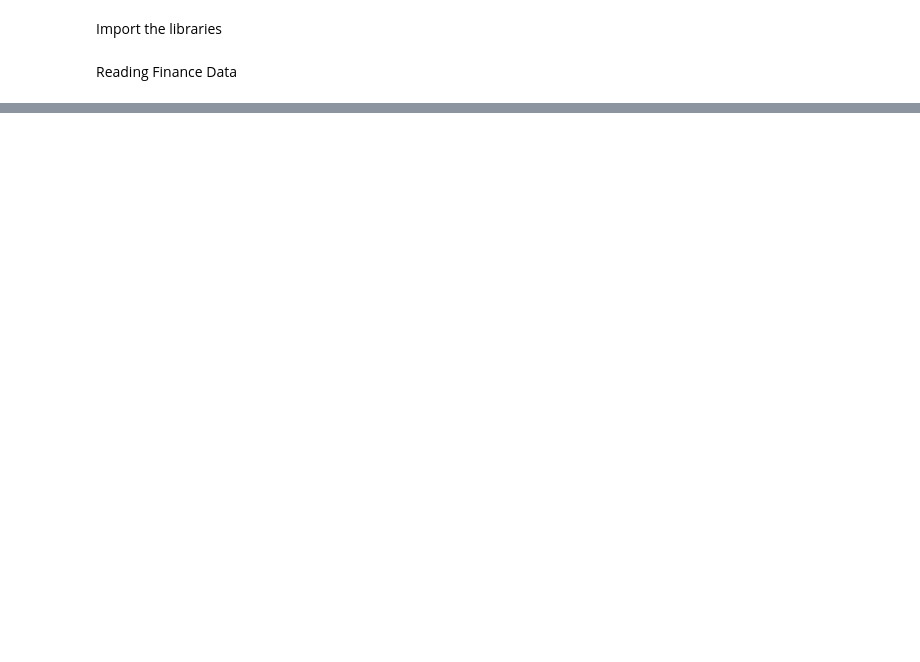
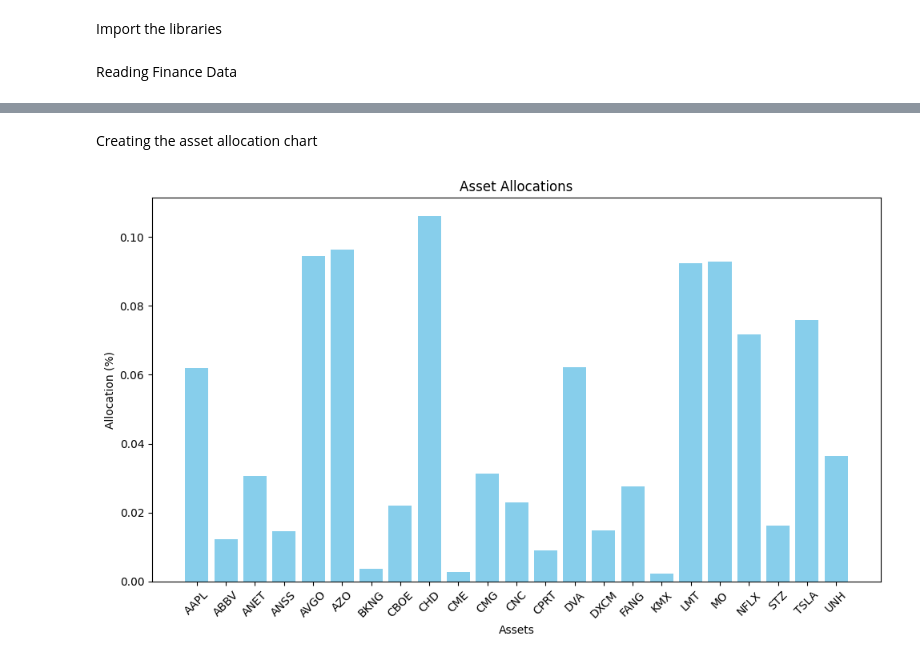
Before and after one commit to DilshanSonnadara/Quantum_Computing_Research, a Jupyter notebook: Mean-Variance Optimization.ipynb, the cells around one changed output, grey strips where cells are left out. Drawn from its saved outputs; the diff is of its cells as text; code cells hidden in the pictures; blank space fills up the shorter version.

```diff
--- a/Mean-Variance Optimization.ipynb
+++ b/Mean-Variance Optimization.ipynb
@@ -289,0 +90,26 @@ for i, result in enumerate(results_list, start=1):
+# %%
+# All weights must be between 0 and 1, so set 0 and 1 as the boundaries.
+bounds = Bounds(0, 1)
+
+# Set the constraint that the sum of weights equals 1.
+constraint_matrix = np.ones((1, num_assets))
+linear_constraint = LinearConstraint(constraint_matrix, [1], [1])
+
+# Find a portfolio with the minimum risk.
+# Create x0, the first guess at the values of each stock's weight.
+initial_weights = np.ones(num_assets) / num_assets
+
+# Define a function to calculate portfolio volatility (risk)
+def portfolio_volatility(weights):
+    return np.sqrt(np.dot(weights, np.dot(weights, covar)))
+
+# Minimize the risk function using the 'trust-constr' method with linear constraint and bounds.
+res = minimize(portfolio_volatility, initial_weights, method='trust-constr', constraints=linear_constraint, bounds=bounds)
+
+# These are the weights of the stocks in the portfolio with the lowest level of risk possible.
+w_min = res.x
+
+# Print the optimal weights and corresponding return and risk
+print("Optimal Weights:")
+print(w_min)
+print("Return: %.2f%%" % (ret(r, w_min) * 100), "Risk: %.3f" % portfolio_volatility(w_min))
@@ -289,0 +234,19 @@ for i, result in enumerate(results_list, start=1):
+# %% [markdown]
+Creating the asset allocation chart
+# %%
+column_names = df.columns.tolist()
+
+# Filter the weights and corresponding names for weights > 0
+filtered_weights = [w for w in w_allocation if w > 0.001]
+filtered_names = [column_names[i] for i, w in enumerate(w_allocation) if w > 0.001]
+# Plotting the bar chart
+plt.figure(figsize=(10, 6))
+plt.bar(filtered_names, filtered_weights, color='skyblue')
+plt.xlabel('Assets')  # Adding x-label
+plt.ylabel('Allocation (%)')  # Adding y-label
+plt.title('Asset Allocations')  # Adding title
+plt.xticks(rotation=45)  # Rotating the x-axis labels for better readability if names are long
+plt.tight_layout()  # Adjust layout to not cut off labels
+plt.show()
+# %% [output]
+[figure, added]
```
Also changed, not shown: parts of 40 cells of this notebook, 1 other file.
